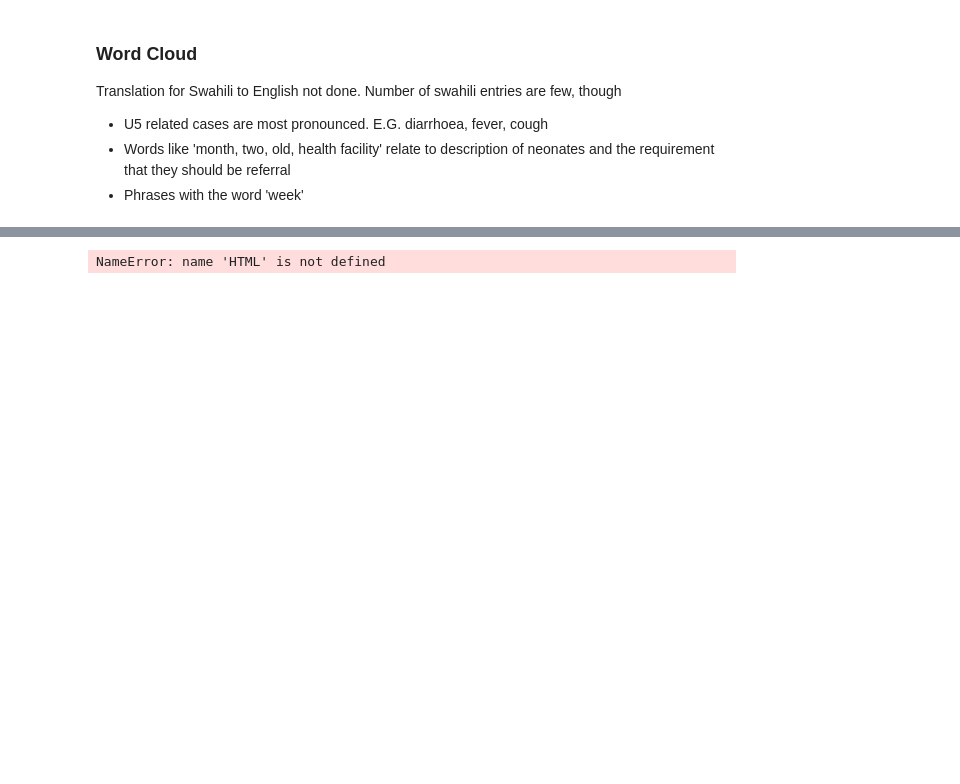
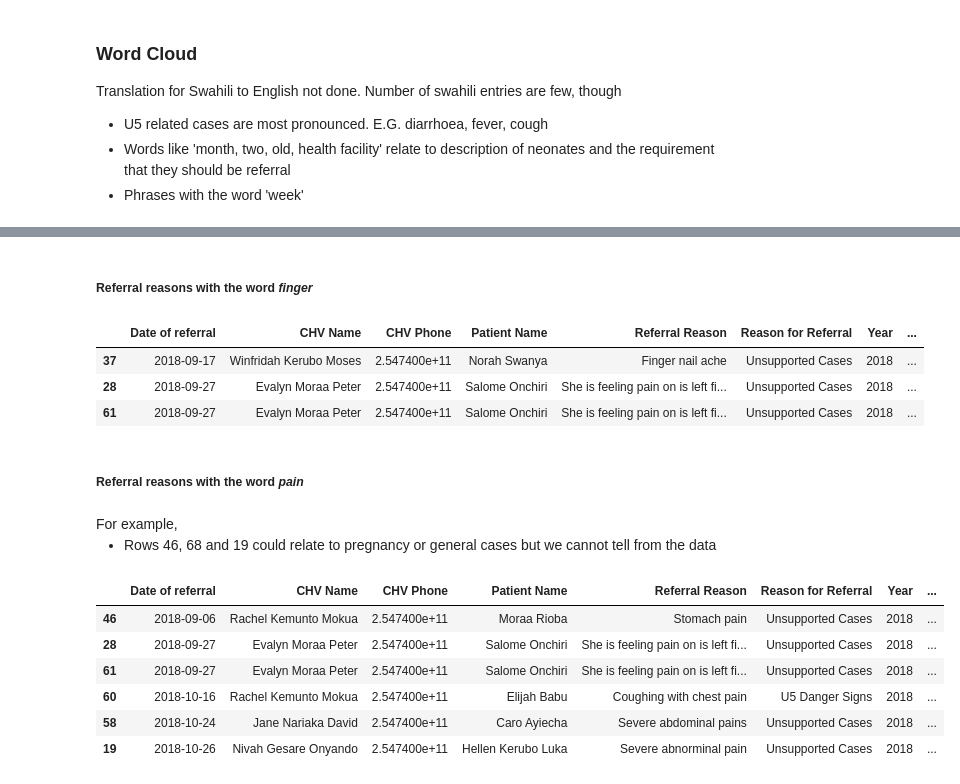
Before and after one commit to bilha-analytics/zExploreGL, a Jupyter notebook: IN_Manenoz/Reasons for Referral.ipynb, the cells around one changed output, grey strips where cells are left out. Cells and saved outputs as stored; diff of their text form; code cells hidden in the pictures; blank space fills up the shorter version.

Commit message:
Referral Reasons - Numbers, Timing, Texts

```diff
--- a/IN_Manenoz/Reasons for Referral.ipynb
+++ b/IN_Manenoz/Reasons for Referral.ipynb
@@ -267,13 +270,28 @@ db[ db['Referral Reason'].astype(str).str.contains('WEEK', na=False, case=False)
 # %%
 ## Where referral reason contains 'finger or pain'
 display(HTML('<h5>Referral reasons with the word <i>finger</i> </h5>'))
 db[ db['Referral Reason'].astype(str).str.contains('Finger', na=False, case=False) ]
 
 
 display(HTML('<h5>Referral reasons with the word <i>pain</i> </h5>'))
+display(HTML('For example, <ul> <li>Rows 46, 68 and 19 could relate to pregnancy or general cases but we cannot tell from the data</li> </ul>'))
 db[ db['Referral Reason'].astype(str).str.contains('pain', na=False, case=False) ]
 # %% [output]
-NameError: name 'HTML' is not defined
+Referral reasons with the word finger
+|  | Date of referral | CHV Name | CHV Phone | Patient Name | Referral Reason | Reason for Referral | Year | ... |
+| 37 | 2018-09-17 | Winfridah Kerubo Moses | 2.547400e+11 | Norah Swanya | Finger nail ache | Unsupported Cases | 2018 | ... |
+| 28 | 2018-09-27 | Evalyn Moraa Peter | 2.547400e+11 | Salome Onchiri | She is feeling pain on is left fi... | Unsupported Cases | 2018 | ... |
+| 61 | 2018-09-27 | Evalyn Moraa Peter | 2.547400e+11 | Salome Onchiri | She is feeling pain on is left fi... | Unsupported Cases | 2018 | ... |
+Referral reasons with the word pain
+For example,
+Rows 46, 68 and 19 could relate to pregnancy or general cases but we cannot tell from the data
+|  | Date of referral | CHV Name | CHV Phone | Patient Name | Referral Reason | Reason for Referral | Year | ... |
+| 46 | 2018-09-06 | Rachel Kemunto Mokua | 2.547400e+11 | Moraa Rioba | Stomach pain | Unsupported Cases | 2018 | ... |
+| 28 | 2018-09-27 | Evalyn Moraa Peter | 2.547400e+11 | Salome Onchiri | She is feeling pain on is left fi... | Unsupported Cases | 2018 | ... |
+| 61 | 2018-09-27 | Evalyn Moraa Peter | 2.547400e+11 | Salome Onchiri | She is feeling pain on is left fi... | Unsupported Cases | 2018 | ... |
+| 60 | 2018-10-16 | Rachel Kemunto Mokua | 2.547400e+11 | Elijah Babu | Coughing with chest pain | U5 Danger Signs | 2018 | ... |
+| 58 | 2018-10-24 | Jane Nariaka David | 2.547400e+11 | Caro Ayiecha | Severe abdominal pains | Unsupported Cases | 2018 | ... |
+| 19 | 2018-10-26 | Nivah Gesare Onyando | 2.547400e+11 | Hellen Kerubo Luka | Severe abnorminal pain | Unsupported Cases | 2018 | ... |
 # %%
 ## Where referral reason cotains 'stomach'
 display(HTML('<h5>Referral reasons with the word <i>stomach</i> </h5>'))
```
Also changed, not shown: parts of 5 cells of this notebook, 7 other files.
